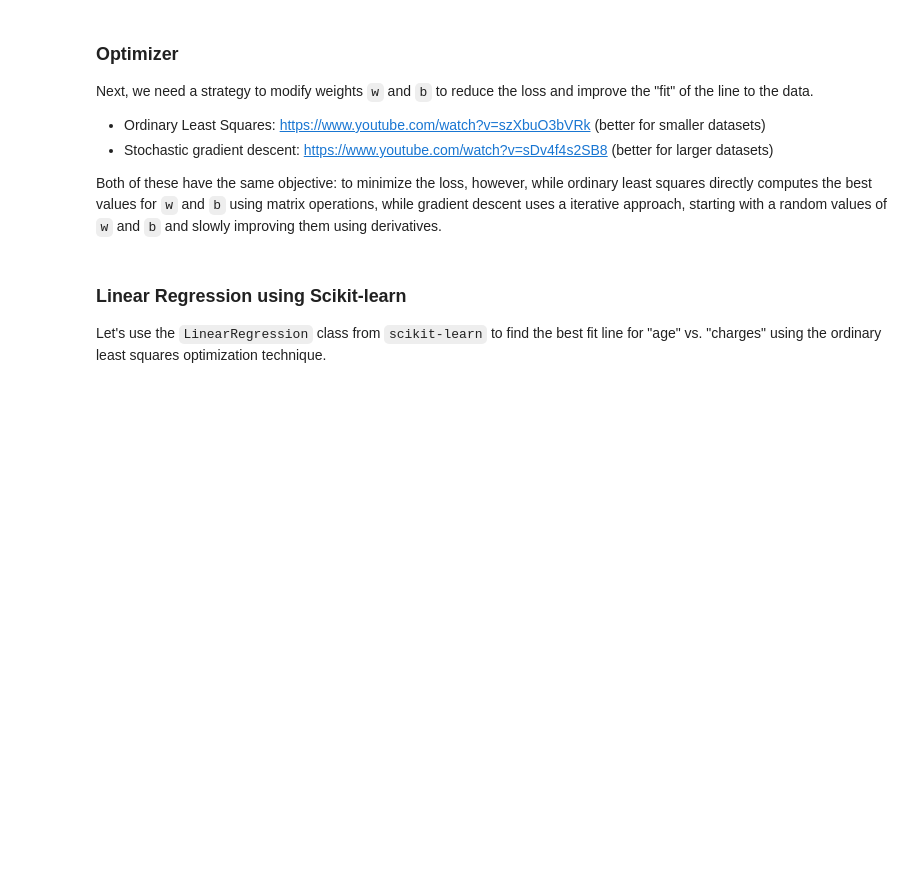
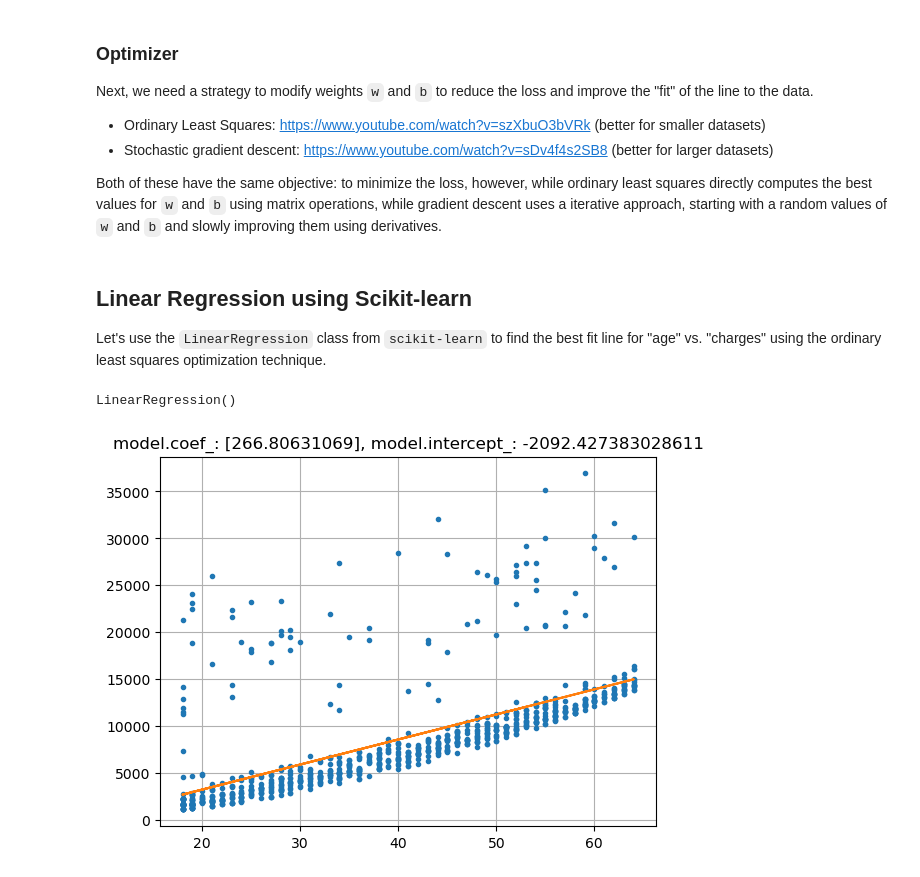
Before and after one commit to sandra-biology/Data-Analytics-A, a Jupyter notebook: Linear regression project - model.ipynb, the cells around one changed output. Cells and saved outputs as stored; diff of their text form; code cells hidden in the pictures; blank space fills up the shorter version.

```diff
--- a/Linear regression project - model.ipynb
+++ b/Linear regression project - model.ipynb
@@ -73,6 +73,40 @@ Next, we need a strategy to modify weights `w` and `b` to reduce the loss and im
 
 Both of these have the same objective: to minimize the loss, however, while ordinary least squares directly computes the best values for `w` and `b` using matrix operations, while gradient descent uses a iterative approach, starting with a random values of `w` and `b` and slowly improving them using derivatives.
 # %% [markdown]
-### Linear Regression using Scikit-learn
+## Linear Regression using Scikit-learn
 
 Let's use the `LinearRegression` class from `scikit-learn` to find the best fit line for "age" vs. "charges" using the ordinary least squares optimization technique.
+# %%
+from sklearn.linear_model import LinearRegression
+from sklearn.model_selection import train_test_split
+
+model = LinearRegression()
+
+# do train test split - goal: avoid bias
+X = non_smoker_df[['age']]
+y = non_smoker_df.charges
+X_train, X_test, y_train, y_test = train_test_split(X, y, test_size=0.2, random_state=101)
+
+# fit model
+model.fit(X_train, y_train)
+# %% [output]
+LinearRegression()
+# %%
+# plotting fit of the model
+
+fit_fun = lambda x: model.coef_ * x + model.intercept_
+
+x_plot = X_train.to_numpy()
+y_plot = y_train.to_numpy()
+
+y_fit = fit_fun(x_plot)
+# print(fit_fun(7))
+
+plt.figure()
+# plt.title(f'lr.coef_: {lr.coef_:0.3f}, lr.intercept_: {lr.intercept_:0.3f}')
+plt.title(f'model.coef_: {model.coef_}, model.intercept_: {model.intercept_}')
+plt.plot(x_plot, y_plot, '.')
+plt.plot(x_plot, y_fit)
+plt.grid()
+# %% [output]
+[figure, added]
```
Also changed, not shown: parts of 20 cells of this notebook.
